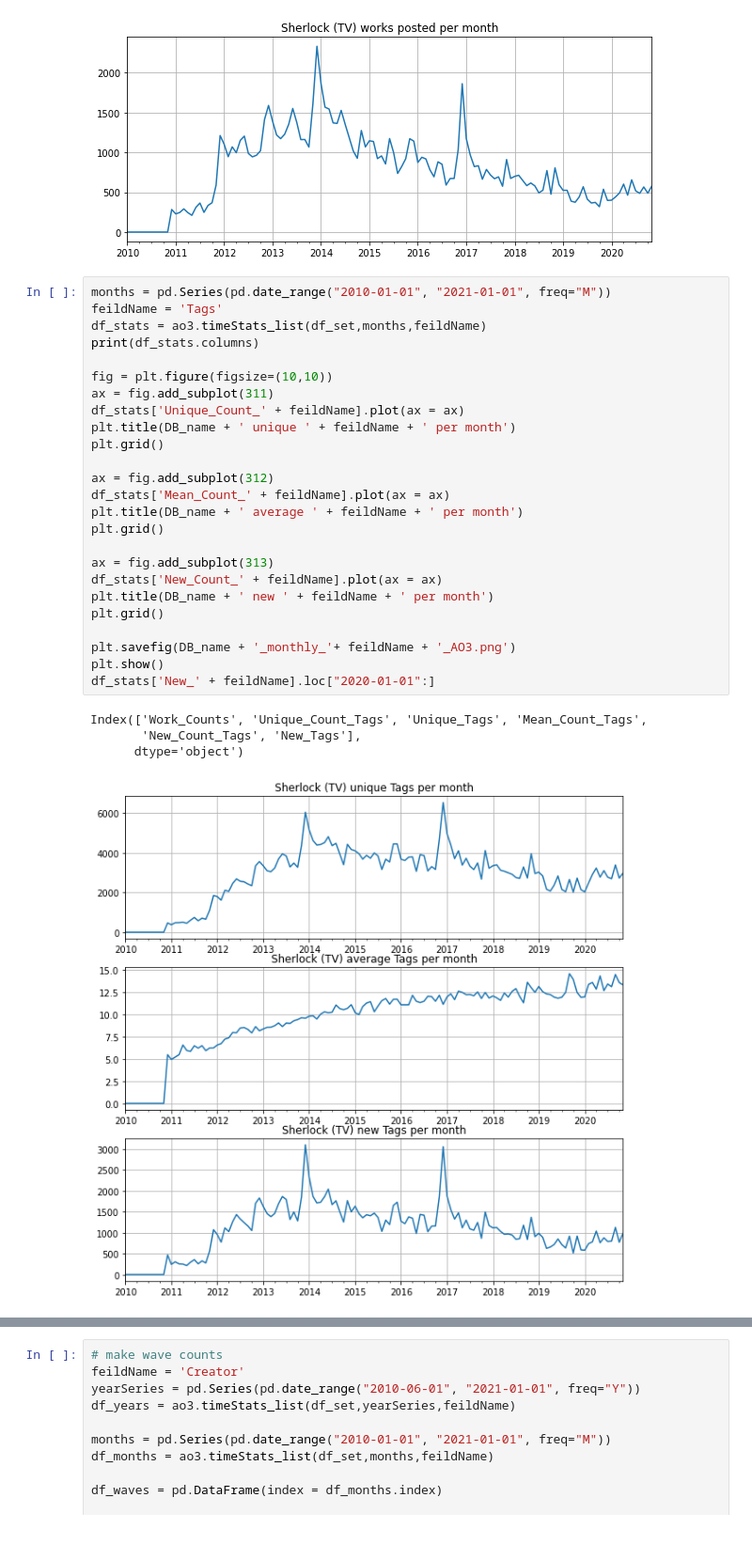
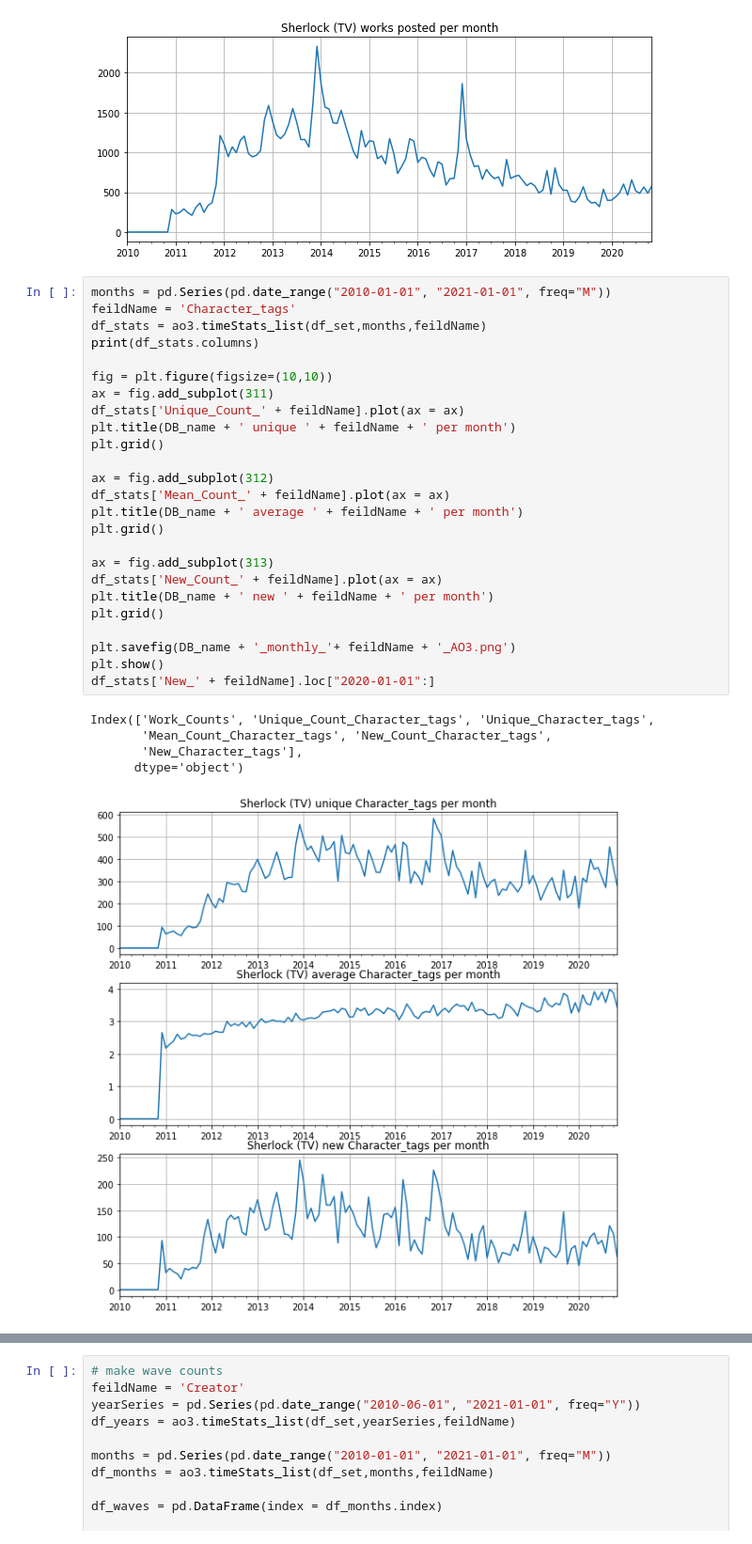
Before and after one commit to finn42/ao3mine, a Jupyter notebook: Analysis_Demo.ipynb, the cells around one changed output, grey strips where cells are left out. Shown at 94% size. Cells and saved outputs as stored; diff of their text form.

```diff
--- a/Analysis_Demo.ipynb
+++ b/Analysis_Demo.ipynb
@@ -192,31 +193,32 @@ plt.show()
 [figure]
 # %%
 months = pd.Series(pd.date_range("2010-01-01", "2021-01-01", freq="M"))
-feildName = 'Tags'
+feildName = 'Character_tags'
 df_stats = ao3.timeStats_list(df_set,months,feildName)
 print(df_stats.columns)
 
 fig = plt.figure(figsize=(10,10))
 ax = fig.add_subplot(311)
 df_stats['Unique_Count_' + feildName].plot(ax = ax)
 plt.title(DB_name + ' unique ' + feildName + ' per month')
 plt.grid()
 
 ax = fig.add_subplot(312)
 df_stats['Mean_Count_' + feildName].plot(ax = ax)
 plt.title(DB_name + ' average ' + feildName + ' per month')
 plt.grid()
 
 ax = fig.add_subplot(313)
 df_stats['New_Count_' + feildName].plot(ax = ax)
 plt.title(DB_name + ' new ' + feildName + ' per month')
 plt.grid()
 
 plt.savefig(DB_name + '_monthly_'+ feildName + '_AO3.png')
 plt.show()
 df_stats['New_' + feildName].loc["2020-01-01":]
 # %% [output]
-Index(['Work_Counts', 'Unique_Count_Tags', 'Unique_Tags', 'Mean_Count_Tags',
-       'New_Count_Tags', 'New_Tags'],
+Index(['Work_Counts', 'Unique_Count_Character_tags', 'Unique_Character_tags',
+       'Mean_Count_Character_tags', 'New_Count_Character_tags',
+       'New_Character_tags'],
       dtype='object')
-[figure, old version]
+[figure, new version]
```
Also changed, not shown: parts of 5 cells of this notebook.
